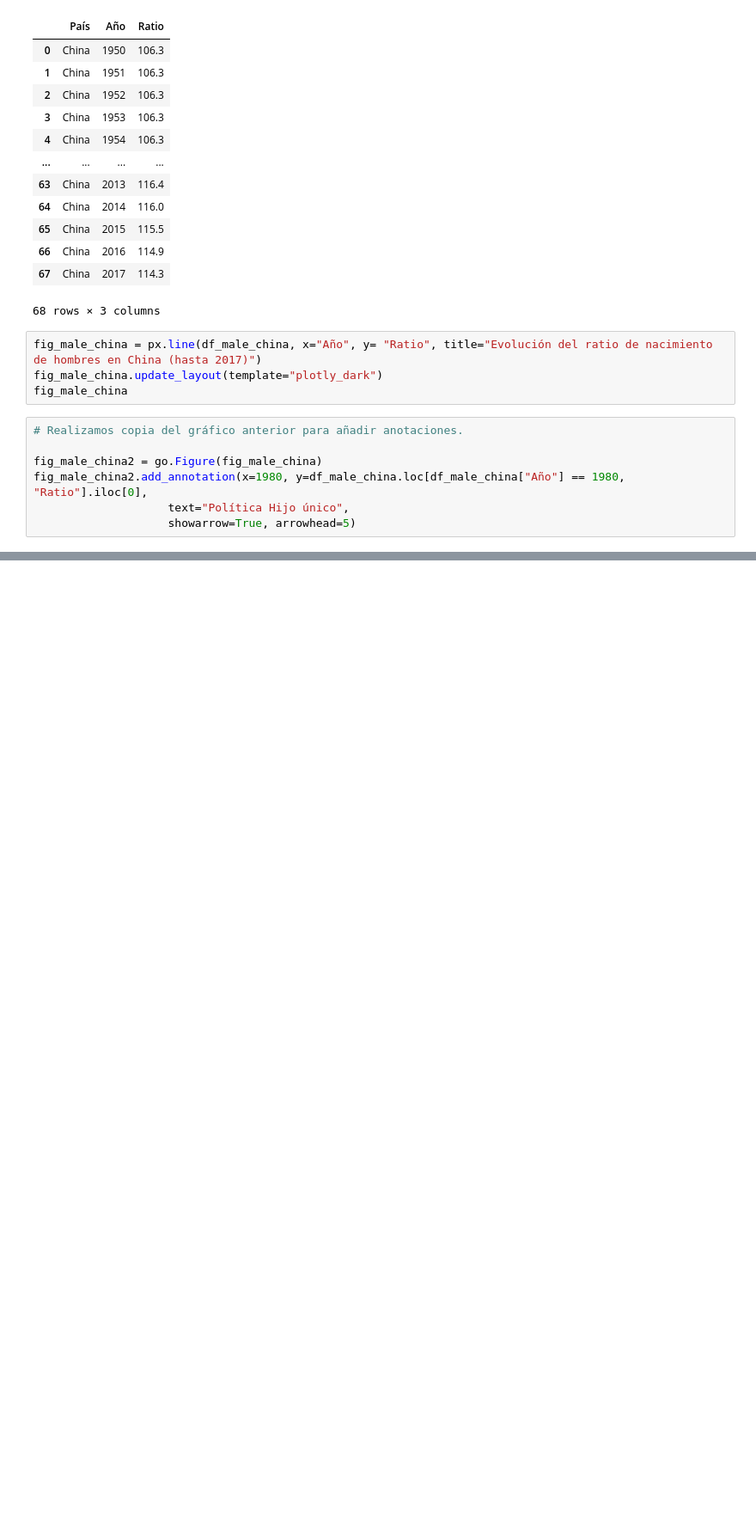
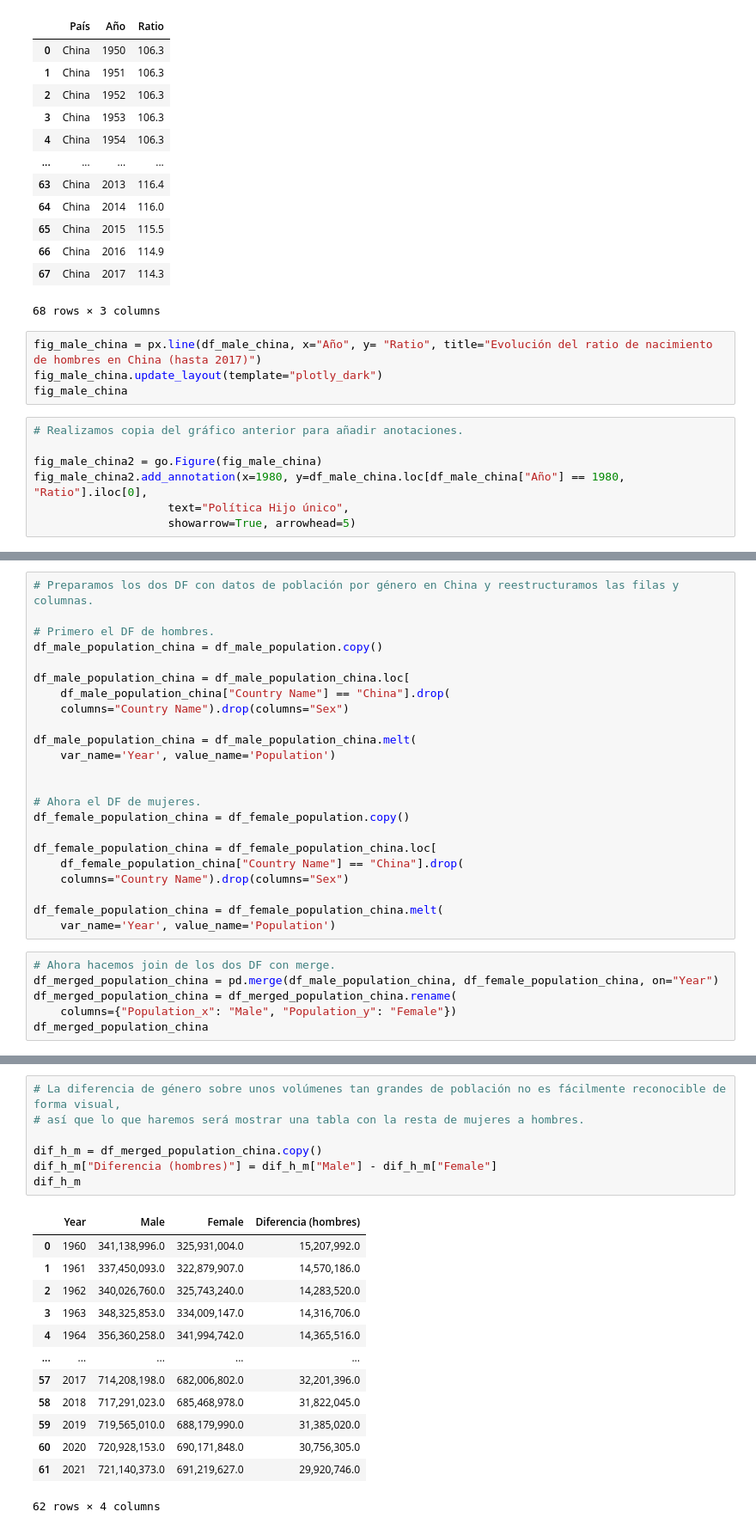
Before and after one commit to appeceix/China_population_EDA, a Jupyter notebook: main.ipynb, the cells around one changed output, grey strips where cells are left out. Shown at 86% size. Cells and saved outputs as stored; diff of their text form; blank space fills up the shorter version.

```diff
--- a/main.ipynb
+++ b/main.ipynb
@@ -277,0 +303,29 @@ fig_male_china2.add_annotation(x=1980, y=df_male_china.loc[df_male_china["Año"]
+# %%
+# Preparamos los dos DF con datos de población por género en China y reestructuramos las filas y columnas.
+
+# Primero el DF de hombres.
+df_male_population_china = df_male_population.copy()
+
+df_male_population_china = df_male_population_china.loc[
+    df_male_population_china["Country Name"] == "China"].drop(
+    columns="Country Name").drop(columns="Sex")
+
+df_male_population_china = df_male_population_china.melt(
+    var_name='Year', value_name='Population')
+
+
+# Ahora el DF de mujeres.
+df_female_population_china = df_female_population.copy()
+
+df_female_population_china = df_female_population_china.loc[
+    df_female_population_china["Country Name"] == "China"].drop(
+    columns="Country Name").drop(columns="Sex")
+
+df_female_population_china = df_female_population_china.melt(
+    var_name='Year', value_name='Population')
+# %%
+# Ahora hacemos join de los dos DF con merge.
+df_merged_population_china = pd.merge(df_male_population_china, df_female_population_china, on="Year")
+df_merged_population_china = df_merged_population_china.rename(
+    columns={"Population_x": "Male", "Population_y": "Female"})
+df_merged_population_china
@@ -277,0 +396,21 @@ fig_male_china2.add_annotation(x=1980, y=df_male_china.loc[df_male_china["Año"]
+# %%
+# La diferencia de género sobre unos volúmenes tan grandes de población no es fácilmente reconocible de forma visual,
+# así que lo que haremos será mostrar una tabla con la resta de mujeres a hombres.
+
+dif_h_m = df_merged_population_china.copy()
+dif_h_m["Diferencia (hombres)"] = dif_h_m["Male"] - dif_h_m["Female"]
+dif_h_m
+# %% [output]
+|  | Year | Male | Female | Diferencia (hombres) |
+| 0 | 1960 | 341,138,996.0 | 325,931,004.0 | 15,207,992.0 |
+| 1 | 1961 | 337,450,093.0 | 322,879,907.0 | 14,570,186.0 |
+| 2 | 1962 | 340,026,760.0 | 325,743,240.0 | 14,283,520.0 |
+| 3 | 1963 | 348,325,853.0 | 334,009,147.0 | 14,316,706.0 |
+| 4 | 1964 | 356,360,258.0 | 341,994,742.0 | 14,365,516.0 |
+| ... | ... | ... | ... | ... |
+| 57 | 2017 | 714,208,198.0 | 682,006,802.0 | 32,201,396.0 |
+| 58 | 2018 | 717,291,023.0 | 685,468,978.0 | 31,822,045.0 |
+| 59 | 2019 | 719,565,010.0 | 688,179,990.0 | 31,385,020.0 |
+| 60 | 2020 | 720,928,153.0 | 690,171,848.0 | 30,756,305.0 |
+| 61 | 2021 | 721,140,373.0 | 691,219,627.0 | 29,920,746.0 |
+62 rows × 4 columns
```
Also changed, not shown: parts of 13 cells of this notebook, 2 other files.
